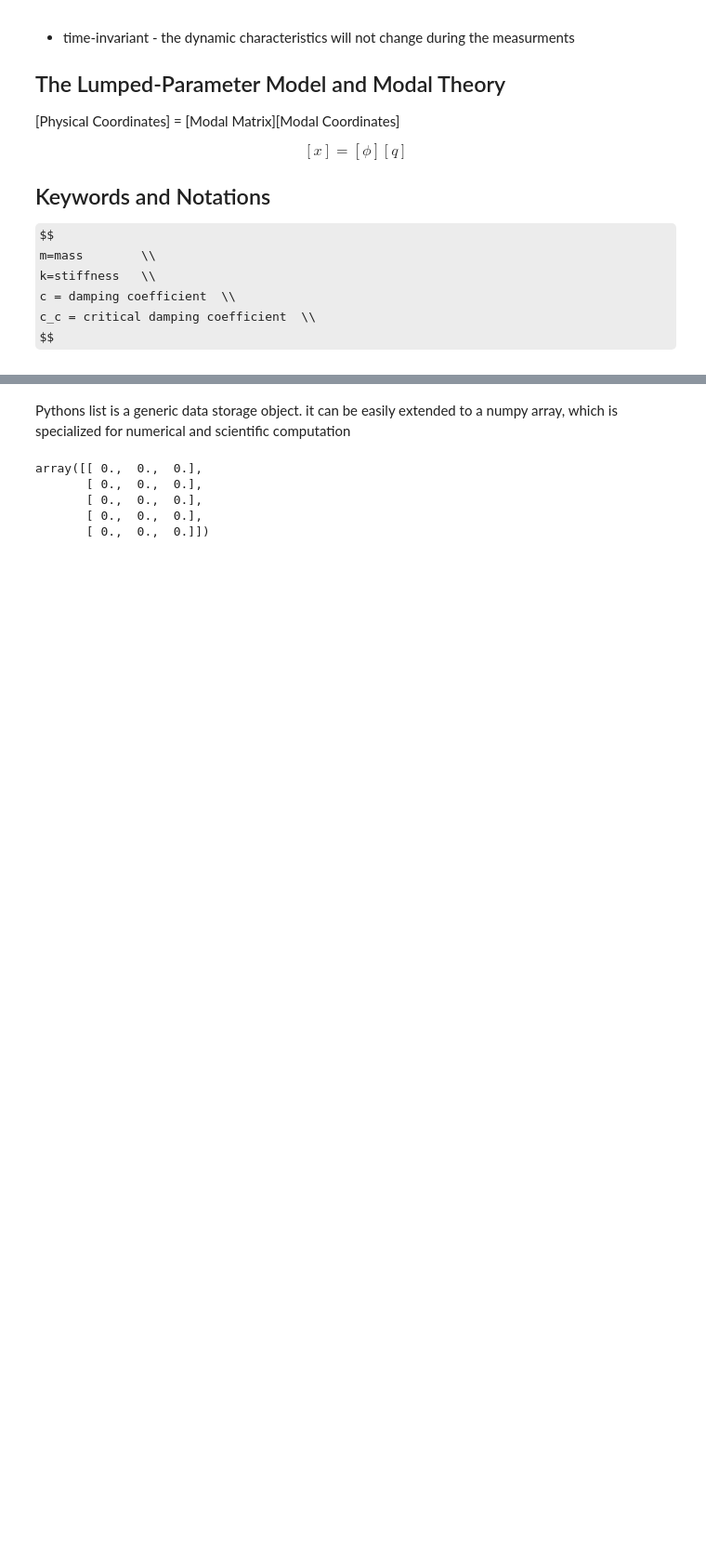
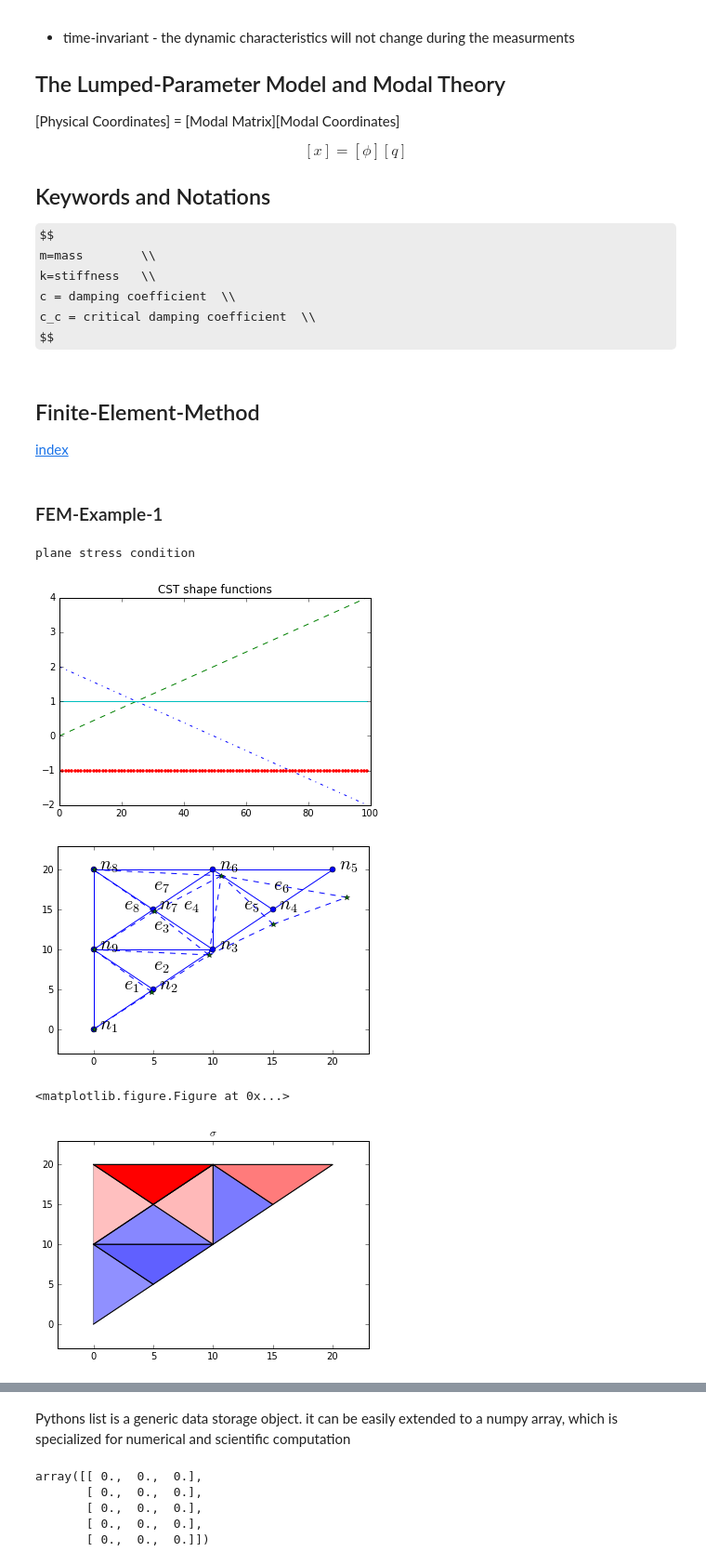
Before and after one commit to nagordon/mechpy, a Jupyter notebook: mechpy.ipynb, the cells around one changed output, grey strips where cells are left out. Shown at 93% size. Drawn from its saved outputs; the diff is of its cells as text; code cells hidden in the pictures; some formulas as TeX source; blank space fills up the shorter version.

Commit message:
added some refinments to the fea example and updated links in the ipynb

```diff
--- a/mechpy.ipynb
+++ b/mechpy.ipynb
@@ -432,5 +433,19 @@ k=stiffness   \\
 c = damping coefficient  \\
 c_c = critical damping coefficient  \\
 $$
+# %% [markdown]
+## Finite-Element-Method
+[index](#Mechpy)
+# %% [markdown]
+### FEM-Example-1
+# %%
+from mechpy.fem import cst_fem
+cst_fem(structure='9node')
+# %% [output]
+plane stress condition
+[figure, added]
+[figure, added]
+<matplotlib.figure.Figure at 0x...>
+[figure, added]
 # %% [markdown]
 ## Linear Algebra with Python
```
Also changed, not shown: parts of 2 cells of this notebook, 3 other files.
